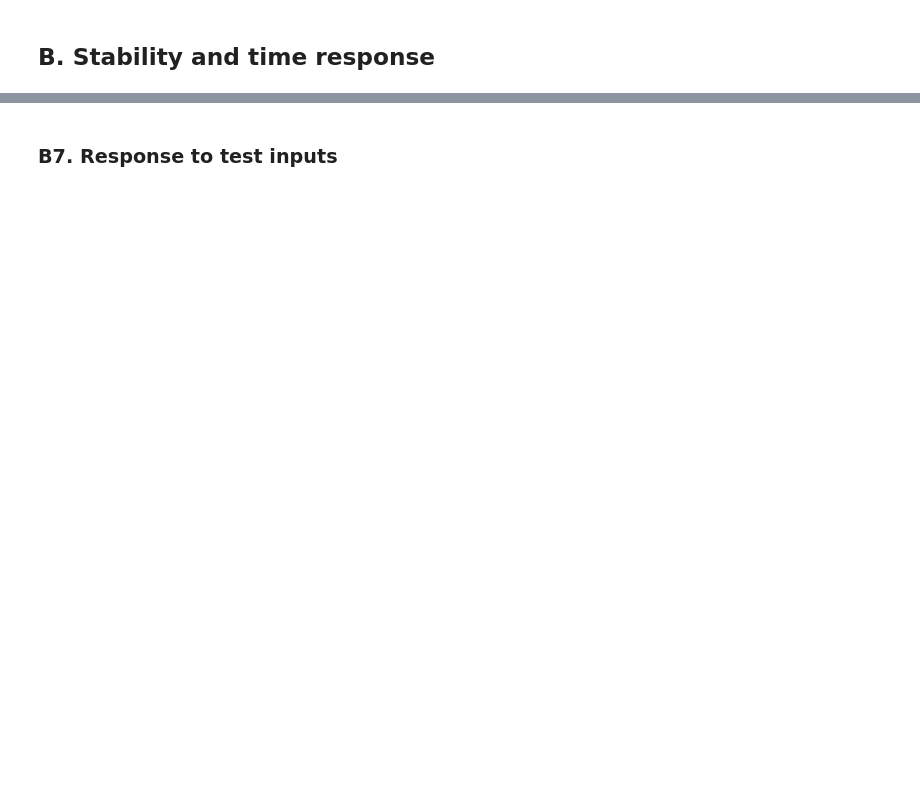
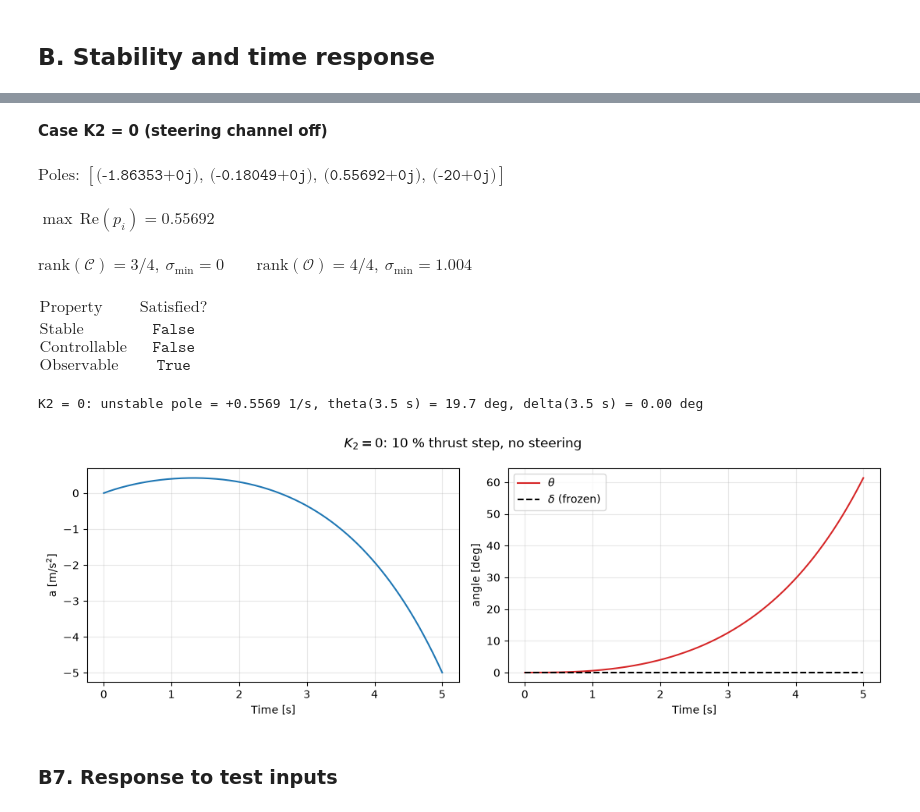
Before and after one commit to byronGalileo/TSII-Cohete-proyect, a Jupyter notebook: TSII-PROJECT-NB.ipynb, the cells around one changed output, grey strips where cells are left out. Saved outputs shown, nothing was run; the diff lists cells and outputs as text; code cells hidden in the pictures; blank space fills up the shorter version.

```diff
--- a/TSII-PROJECT-NB.ipynb
+++ b/TSII-PROJECT-NB.ipynb
@@ -507,3 +960,32 @@ for i in range(2):
+# %% [markdown]
+**Case K2 = 0 (steering channel off)**
+# %%
+A0, B0, C0, D0 = build_system(1.0, 0.0)
+sys0, A0n, B0n, C0n, D0n, *_ = define_mimo_system(A0, B0, C0, D0, show=False)
+r0 = check_system_properties(A0n, B0n, C0n)
+
+# A 10 % thrust step (u1) with no steering: theta is only excited by the misalignment moment k_eps*a
+T0 = np.linspace(0, 5, 1000)
+_, y0, x0 = signal.lsim(sys0, np.column_stack([10 * np.ones_like(T0), np.zeros_like(T0)]), T0)
+i35 = np.argmin(np.abs(T0 - 3.5))
+print(f"K2 = 0: unstable pole = {np.max(r0['poles'].real):+.4f} 1/s, "
+      f"theta(3.5 s) = {np.degrees(y0[i35, 1]):.1f} deg, delta(3.5 s) = {np.degrees(x0[i35, 3]):.2f} deg")
+
+fig, axs = plt.subplots(1, 2, figsize=(11, 3.8))
+axs[0].plot(T0, y0[:, 0], color="tab:blue"); axs[0].set_ylabel("a [m/s$^2$]")
+axs[1].plot(T0, np.degrees(y0[:, 1]), color="tab:red", label=r"$\theta$")
+axs[1].plot(T0, np.degrees(x0[:, 3]), color="k", ls="--", label=r"$\delta$ (frozen)")
+axs[1].set_ylabel("angle [deg]"); axs[1].legend()
+for ax in axs: ax.set_xlabel("Time [s]"); ax.grid(alpha=0.3)
+fig.suptitle("$K_2=0$: 10 % thrust step, no steering"); plt.tight_layout()
+save_fig("fig_k2_0_unstable"); plt.show()
+# %% [output]
+$\displaystyle \text{Poles: } \left[ \mathtt{\text{(-1.86353+0j)}}, \  \mathtt{\text{(-0.18049+0j)}}, \  \mathtt{\text{(0.55692+0j)}}, \  \mathtt{\text{(-20+0j)}}\right]$
+$\displaystyle \max\,\mathrm{Re}(p_i) = 0.55692$
+$\displaystyle \mathrm{rank}(\mathcal{C}) = 3/4,\ \sigma_{\min}=0\qquad \mathrm{rank}(\mathcal{O}) = 4/4,\ \sigma_{\min}=1.004$
+$\displaystyle \begin{array}{l|c} \text{Property} & \text{Satisfied?} \\ \hline \text{Stable} & \texttt{False} \\ \text{Controllable} & \texttt{False} \\ \text{Observable} & \texttt{True} \end{array}$
+K2 = 0: unstable pole = +0.5569 1/s, theta(3.5 s) = 19.7 deg, delta(3.5 s) = 0.00 deg
+[figure, added]
 # %% [markdown]
 ### B7. Response to test inputs
 # %%
```
Also changed, not shown: parts of 66 cells of this notebook, 17 other files.
